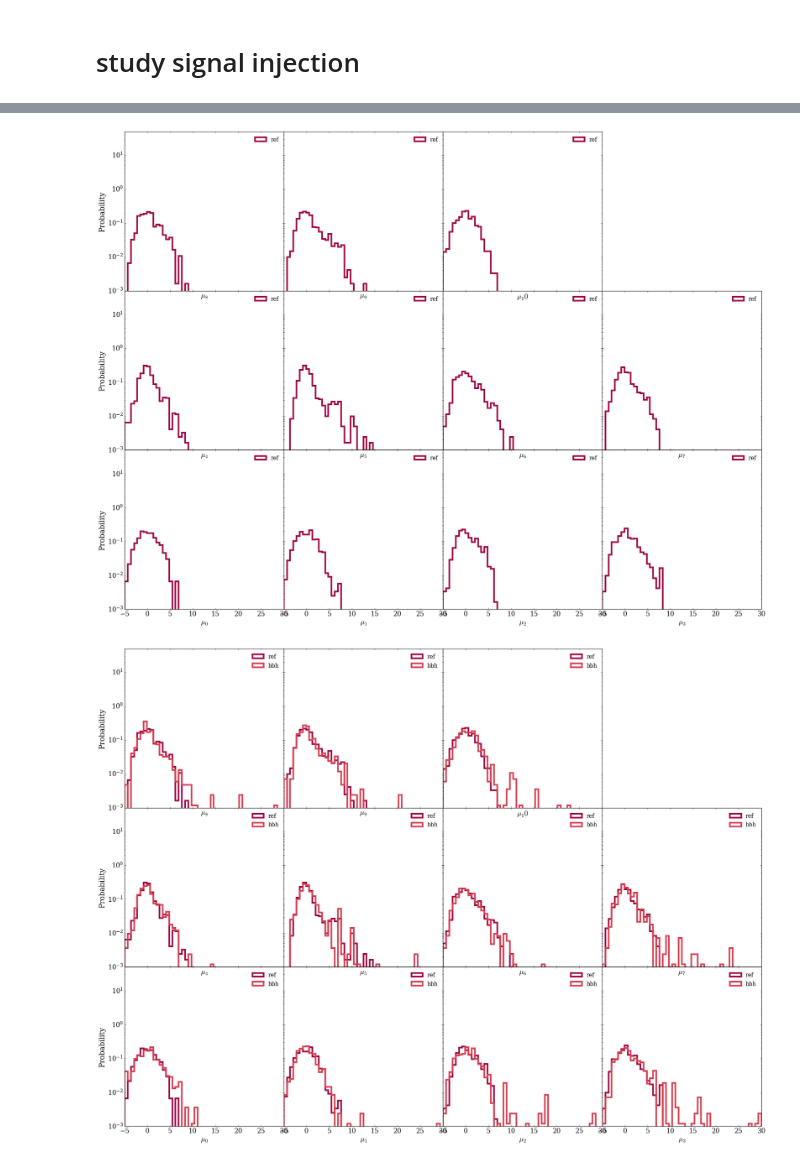
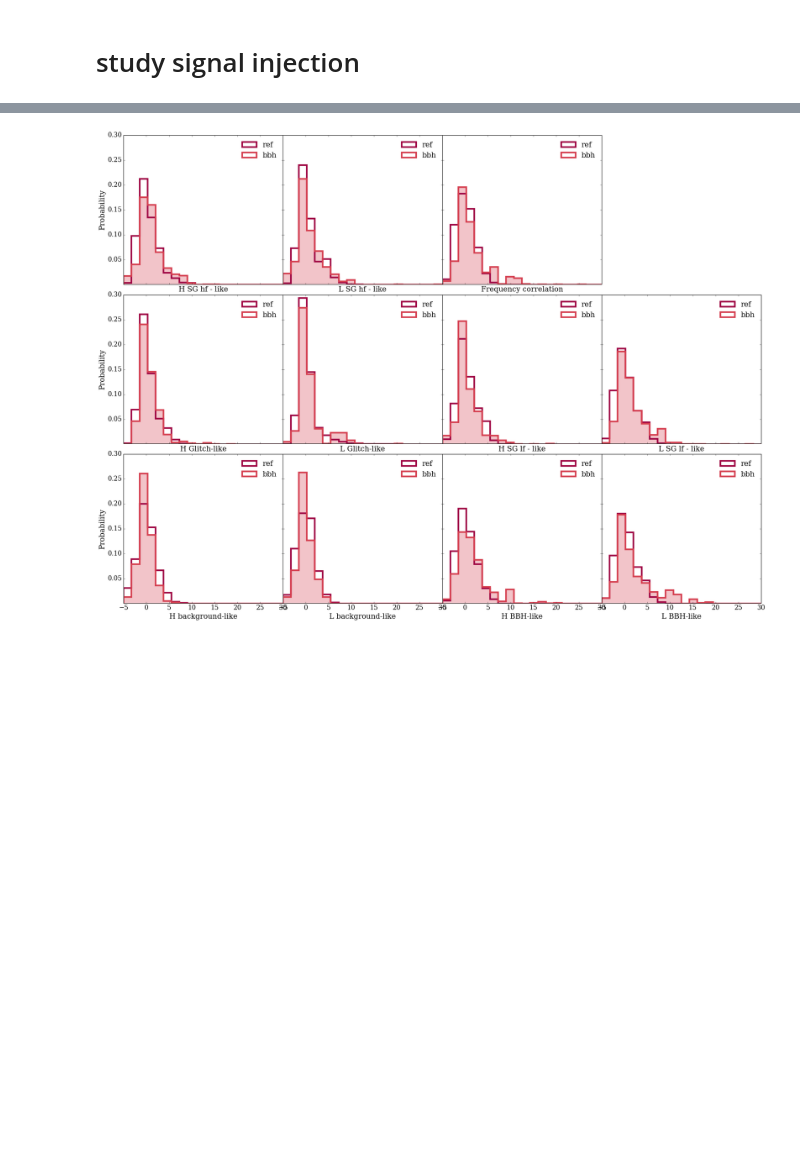
Before and after one commit to GaiaGrosso/NPLM-GWAK, a Jupyter notebook: analyse-output_dict-learning.ipynb, the cells around one changed output, grey strips where cells are left out. Saved outputs shown, nothing was run; the diff lists cells and outputs as text; code cells hidden in the pictures; blank space fills up the shorter version.

```diff
--- a/analyse-output_dict-learning.ipynb
+++ b/analyse-output_dict-learning.ipynb
@@ -418,7 +406,7 @@ for k in list(t_dict.keys()):
     fig.patch.set_facecolor('white')
     ax= fig.add_axes([0.1, 0.1, 0.85, 0.8])
     df = np.around(np.mean(t),2)#np.around(np.quantile(t, 0.5), 2)
-    xmin, xmax, nbins = -20, 1000, 50
+    xmin, xmax, nbins = -20, 1000, 30
     bins      = np.linspace(xmin, xmax, nbins+1)
     binswidth = (xmax-xmin)*1./nbins
     print(k)
@@ -556,7 +521,7 @@ for k in list(t_dict.keys()):
         continue
     plot_2distribution_NormRef(t1, t2, mu=np.mean(t1),std= np.std(t1),
                                      xmin=np.min(t1), xmax=np.max(t2), #ymax=0.03,
-                                     nbins=20, save=True, output_path=folder,
+                                     nbins=30, save=True, output_path=folder,
                                      label1='REF', label2='%s-signal'%(k), save_name='%s-signal'%(k), print_Zscore=True)
     i+=1
 # %% [output]
@@ -591,11 +556,12 @@ for k in list(t_dict.keys()):
         t=t[~np.isnan(t)]
 
         plt.hist(t, bins=bins, histtype='step', color=colors[i],
-                 label=k,#r'M = %s, $\lambda_{\rm REP}=%s$, $\sigma=%s$, clip=%s'%(M, Lrep, width, clip),
-                 lw=2,
-                 weights=np.ones_like(t)*1./(t.shape[0])
-                 #density=True
+                 label=k,lw=2, weights=np.ones_like(t)*1./(t.shape[0])
                 )
+        if k!='ref':
+            plt.hist(t, bins=bins, histtype='stepfilled', color=colors[i], alpha=0.3,
+                 lw=2, weights=np.ones_like(t)*1./(t.shape[0])
+                    )
         i+=1
     font = font_manager.FontProperties(family='serif', size=14)
     plt.legend(prop=font, ncol=1, loc='upper left', frameon=False, bbox_to_anchor=(1.02, 0.98)
@@ -606,8 +572,14 @@ for k in list(t_dict.keys()):
     plt.yticks(fontsize=16, fontname="serif")
     plt.xticks(fontsize=16, fontname="serif")
     plt.yscale('log')
+    #
+    #plt.gca().xaxis.set_major_formatter(mpl.ticker.ScalarFormatter())
+    #plt.gca().xaxis.set_minor_formatter(mpl.ticker.NullFormatter())
+    ax.get_xaxis().set_major_formatter(mpl.ticker.LogFormatterSciNotation(base=10, minor_thresholds=(200000, 200000),  labelOnlyBase=False))
+    #ax.ticklabel_format(axis='both', style='sci',)
     #plt.xlim(-321, 321)
     #plt.ylim(0.001, 1)
+    #ax.set_xscale('log')
     #plt.savefig('%s/all_weights_width%s_sig.pdf'%(folders['ref'], width))
     plt.savefig('%s/all_weights.pdf'%(folder))
     plt.show()
@@ -616,46 +588,56 @@ for k in list(t_dict.keys()):
 # %%
-xmin, xmax, nbins = -5, 30, 50
+labels_vars=["H background-like", "L background-like", "H BBH-like",
+        "L BBH-like", "H Glitch-like", "L Glitch-like", "H SG lf - like",
+        "L SG lf - like", "H SG hf - like", "L SG hf - like",
+        "Frequency correlation"]
+
+xmin, xmax, nbins = -5, 30, 20
 bins      = np.linspace(xmin, xmax, nbins+1)
 binswidth = (xmax-xmin)*1./nbins
-font = font_manager.FontProperties(family='serif', size=14)
+font = font_manager.FontProperties(family='serif', size=18)
 i=0
 for k in list(t_dict.keys()):
+    if k==list(t_dict.keys())[0]:
+        i+=1
+        continue
     if coeffs_history[k].shape[0]==0: continue
     M = folders[k].split('/')[-3].split('M')[-1].split('_')[0]
     Lrep = folders[k].split('/')[-3].split('_Lentropy')[-1].split('_')[0]
     clip = folders[k].split('/')[-2].split('clip')[-1].split('/')[0]
     width= folders[k].split('/')[-3].split('_width')[-1].split('_')[0]
     fig  = plt.figure(figsize=(6*4, 6*4))
     fig.patch.set_facecolor('white')
     for d in range(11):
-        ax= fig.add_axes([0.05+(d%4)*(0.92/4), 0.15+int(d/4)*0.92/4, 0.92/4, 0.92/4])
+        ax= fig.add_axes([0.05+(d%4)*(0.92/4), 0.15+int(d/4)*0.92/4, 0.92/4, 0.86/4])
         if k!=list(t_dict.keys())[0]:
             t=centroids_history[list(t_dict.keys())[0]][:, -1, :, d].reshape((-1,))
             plt.hist(t, bins=bins, histtype='step', color=colors[0],
                      label='ref',#r'M = %s, $\lambda_{\rm REP}=%s$, $\sigma=%s$, clip=%s'%(M, Lrep, width, clip),
                      lw=4, weights=np.ones_like(t)*1./(t.shape[0]*binswidth))
+            #plt.hist(t, bins=bins, color=colors[0], histtype='stepfilled', alpha=0.3,
+            #        weights=np.ones_like(t)*1./(t.shape[0]*binswidth))
         t=centroids_history[k][:, -1, :, d].reshape((-1,))
         plt.hist(t, bins=bins, histtype='step', color=colors[i],
                  label='%s'%(k),#r'M = %s, $\lambda_{\rm ENTR}=%s$, $\sigma=%s$, clip=%s'%(M, Lrep, width, clip),
                  lw=4, weights=np.ones_like(t)*1./(t.shape[0]*binswidth))
-
+        plt.hist(t, bins=bins, color=colors[i], histtype='stepfilled', alpha=0.3,
+                    weights=np.ones_like(t)*1./(t.shape[0]*binswidth))
         plt.legend(prop=font, ncol=1, loc='upper right', frameon=False)
-        plt.xlabel(r'$\mu_%i$'%(d), fontsize=18, fontname="serif")
+        plt.xlabel(labels_vars[d], fontsize=18, fontname="serif")
         if d%4==0:
             plt.ylabel('Probability', fontsize=18, fontname="serif")
         else:
             ax.tick_params(axis='y', which='both', labelleft=False)
         if int(d/4)>0:
             ax.tick_params(axis='x', which='both', labelbottom=False)
 
         plt.yticks(fontsize=16, fontname="serif")
         plt.xticks(fontsize=16, fontname="serif")
-        plt.yscale('log')
-        plt.ylim(0.001, 50)
+        #plt.yscale('log')
+        plt.ylim(0.001, 0.3)
         #plt.xscale('log')#(-0.1, 1.1)
     plt.savefig('%s/centroids_distribution.pdf'%(folders[k]))
     plt.show()
     i+=1
 # %% [output]
-[figure, old version]
+[figure, new version]
-[figure, removed]
```
Also changed, not shown: parts of 6 cells of this notebook.
